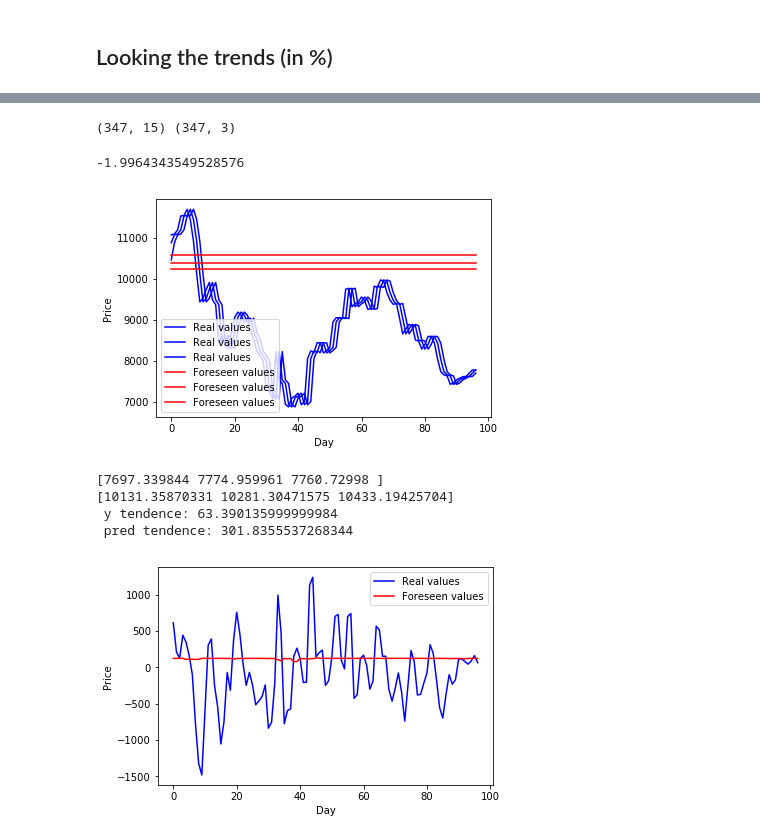
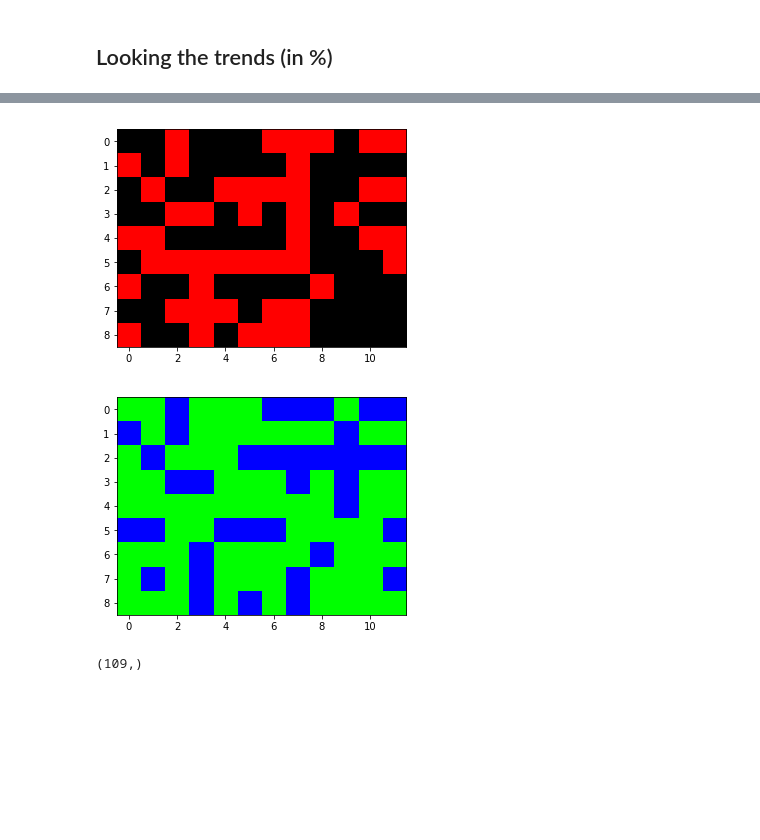
Before and after one commit to ithallojunior/bitcoin_data_analysis, a Jupyter notebook: data_analysis.ipynb, the cells around one changed output, grey strips where cells are left out. Cells and saved outputs as stored; diff of their text form; code cells hidden in the pictures; blank space fills up the shorter version.

```diff
--- a/data_analysis.ipynb
+++ b/data_analysis.ipynb
@@ -248,8 +232,0 @@ print b
-# %%
-X, y = series_creator_multi(X=mid.values, y=data.High.values, length=15, days=3) # because 1 is default
-print X.shape, y.shape
-scaler = MinMaxScaler()
-scaler.fit(X)
-X_std = scaler.transform(X)
-# %% [output]
-(347, 15) (347, 3)
@@ -264,25 +232,0 @@ reg =  MLPRegressor(algorithm='l-bfgs', alpha=0.1, hidden_layer_sizes=(100), ran
-# %%
-reg.fit(X_train_std, y_train)
-print reg.score(X_test_std, y_test)
-pred = reg.predict(X_test_std)
-# %% [output]
--1.9964343549528576
-# %%
-plt.plot(y_test, c='b', label="Real values")
-plt.plot(pred, c='r', label="Foreseen values")
-plt.xlabel("Day")
-plt.ylabel("Price")
-plt.legend(loc='best')
-plt.show()
-# %% [output]
-[figure, removed]
-# %%
-print y[-1, :]
-print pred[-1,:]
-print " y tendence:", y[-1, -1] - y[-1, 0]
-print " pred tendence:", pred[-1, -1] - pred[-1, 0]
-# %% [output]
-[7697.339844 7774.959961 7760.72998 ]
-[10131.35870331 10281.30471575 10433.19425704]
- y tendence: 63.390135999999984
- pred tendence: 301.8355537268344
@@ -296,9 +233,12 @@ y_res = y_test[:, -1] - y_test[:, 0]
-# %%
-plt.plot(y_res, c='b', label="Real values")
-plt.plot(p, c='r', label="Foreseen values")
-plt.xlabel("Day")
-plt.ylabel("Price")
-plt.legend(loc='best')
-plt.show()
-# %% [output]
-[figure, removed]
+# %%
+plt.imshow(y_test_bin[:-1].reshape(9, 12), cmap='flag')
+plt.show()
+plt.imshow(pred_bin[:-1].reshape(9, 12), cmap='brg')
+plt.show()
+# %% [output]
+[figure, added]
+[figure, added]
+# %%
+y
+# %% [output]
+(109,)
```
Also changed, not shown: parts of 33 cells of this notebook.
